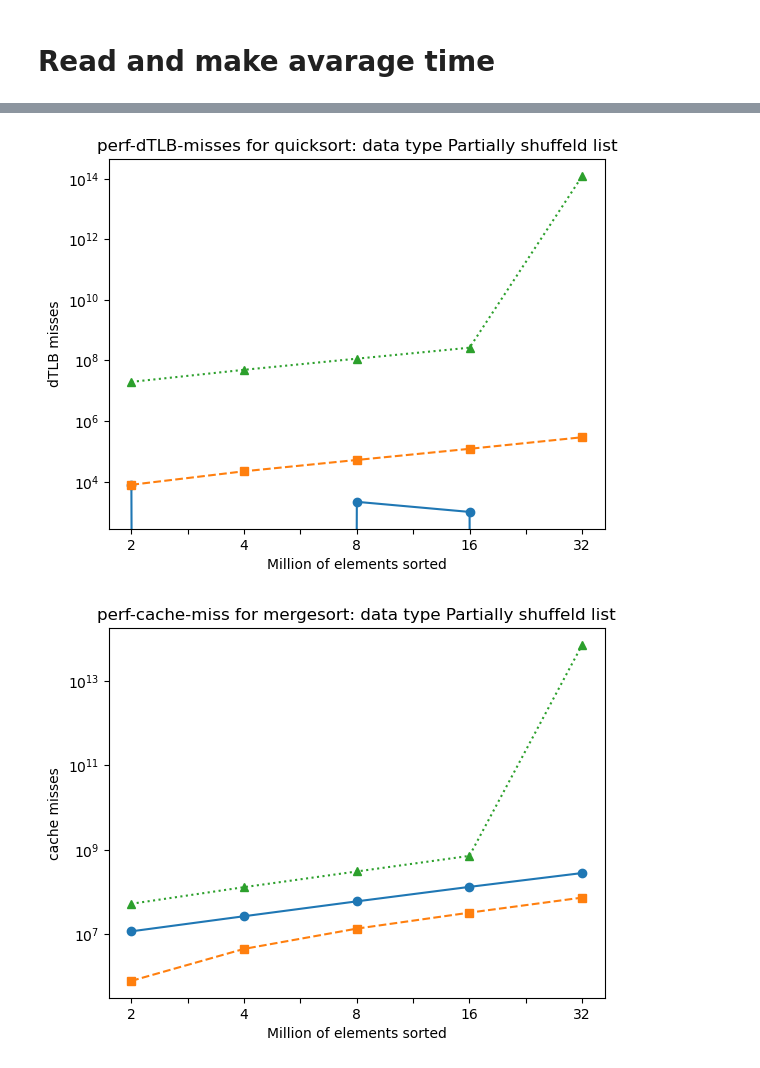
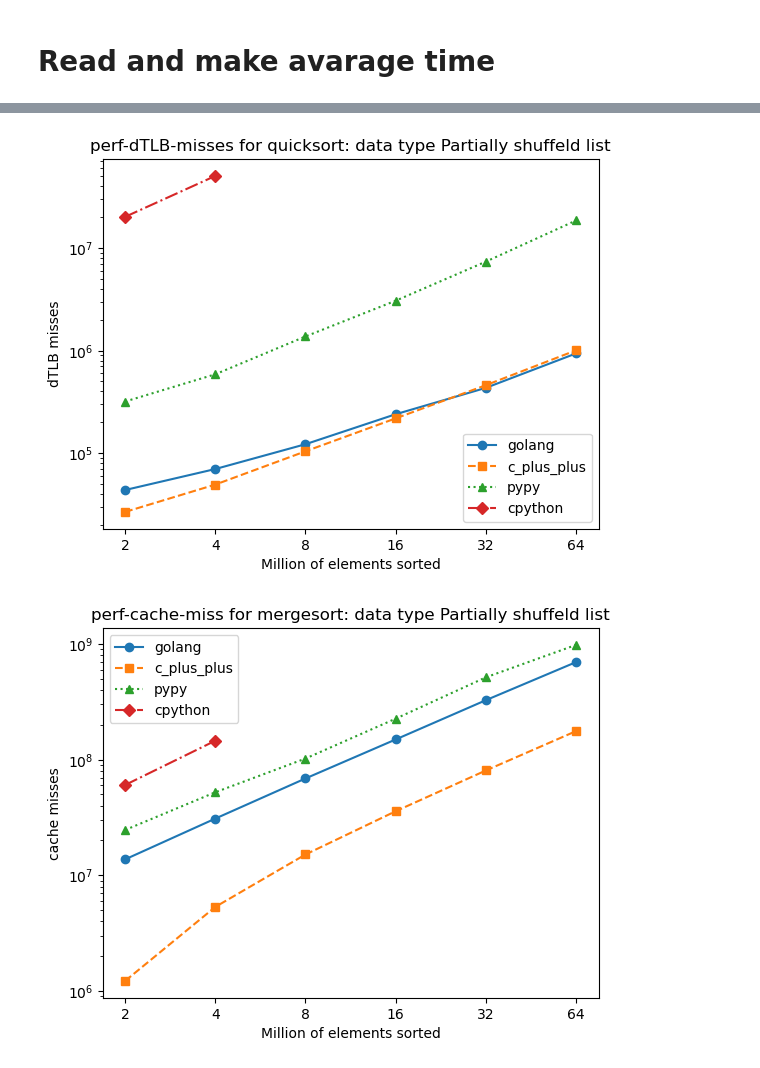
Before and after one commit to MaCoHa/C_S_P, a Jupyter notebook: Project2/Pandas/visualization.ipynb, the cells around one changed output, grey strips where cells are left out. Saved outputs shown, nothing was run; the diff lists cells and outputs as text; code cells hidden in the pictures.

Commit message:
visual stuff

```diff
--- a/Project2/Pandas/visualization.ipynb
+++ b/Project2/Pandas/visualization.ipynb
@@ -33,9 +33,9 @@ data
                         |
                         caceh-1.csv
 # %%
-test_folder_names = ["2024-04-29-20-11-22-example"]
+test_folder_names = ["2024-05-02-10-25-11"]
 
-test_languages = ["golang","c_plus_plus","python"] #, "pypy" ,"cpython",]
+test_languages = ["golang","c_plus_plus", "pypy" ,"cpython",]
 
 test_algorithm = ["mergesort","quicksort"]
 
@@ -64,14 +64,14 @@ for measurement in test_data_measurments:
             for language in test_languages:
 
                 temp = []
-                df = pd.DataFrame({'2': [], '4': [], '8': [], '16': [], '32': []})#, '64': []})
+                df = pd.DataFrame({'2': [], '4': [], '8': [], '16': [], '32': [], '64': []})
 
                 for testnum in range(1,test_repeats+1):
 
                     base_path = "../data/{}/base-{}/{}/{}/{}-base.csv".format(test_folder_names[0],testnum, language, algorithm, measurement)
                     base_file = pd.read_csv(base_path,header=None)
                     #print("DEBUG: Lan {}, Algo {}, {}, testnum: {}".format(language, algorithm, measurement,testnum))
-                    base_file.columns = ['2', '4', '8', '16', '32']#, '64']
+                    base_file.columns = ['2', '4', '8', '16', '32', '64']
 
                     temp.append(base_file)
 
@@ -108,7 +126,7 @@ for measurement in test_data_measurments:
             for language in test_languages:
 
                 temp = []
-                df = pd.DataFrame({'2': [], '4': [], '8': [], '16': [], '32': []})#, '64': []})
+                df = pd.DataFrame({'2': [], '4': [], '8': [], '16': [], '32': [], '64': []})
 
                 for testnum in range(1,test_repeats+1):
 
@@ -117,7 +135,15 @@ for measurement in test_data_measurments:
                     path = "../data/{}/test-{}/{}/{}/{}-{}.csv".format(test_folder_names[0], testnum, language, algorithm, measurement,i)
                     file = pd.read_csv(path,header=None)
                     #print("DEBUG: Lan {}, Algo {}, {}, testnum: {}".format(language, algorithm, measurement,testnum))
-                    file.columns = ['2', '4', '8', '16', '32']#, '64']
+                    if language == "cpython":
+                        file.insert(2,2,[None])
+                        file.insert(3,3,[None])
+
+                        file.insert(4,4,[None])
+                        file.insert(5,5,[None])
+
+
+                    file.columns = ['2', '4', '8', '16', '32', '64']
 
                     temp.append(file)
 
@@ -136,7 +162,7 @@ for measurement in test_data_measurments:
             # print("----------------")
             # display(asd)
 
-            asd = asd.sub(base_dict[algorithm, measurement])
+           # asd = asd.sub(base_dict[algorithm, measurement])
             # display(asd)
             # print("----------------")
 
@@ -151,7 +177,7 @@ for measurement in test_data_measurments:
 
 
             for x, column in enumerate(asd.columns):
-                asd[column].plot(color=colors[x], linestyle=line_styles[x], marker=marker_styles[x], label=column)
+                asd[column].plot(color=colors[x], linestyle=line_styles[x], marker=marker_styles[x], label=column,)
 
 
             plt.title("{} for {}: data type {}".format(measurement,algorithm,test_data_type[i]))
@@ -169,7 +195,7 @@ for measurement in test_data_measurments:
 
             else:
                 plt.ylabel(measurement)
-
+            plt.legend()
 
             plt.show()
 
@@ -179,2 +205,2 @@ for measurement in test_data_measurments:
-[figure, old version]
+[figure, new version]
-[figure, old version]
+[figure, new version]
```
Also changed, not shown: parts of 2 cells of this notebook.
